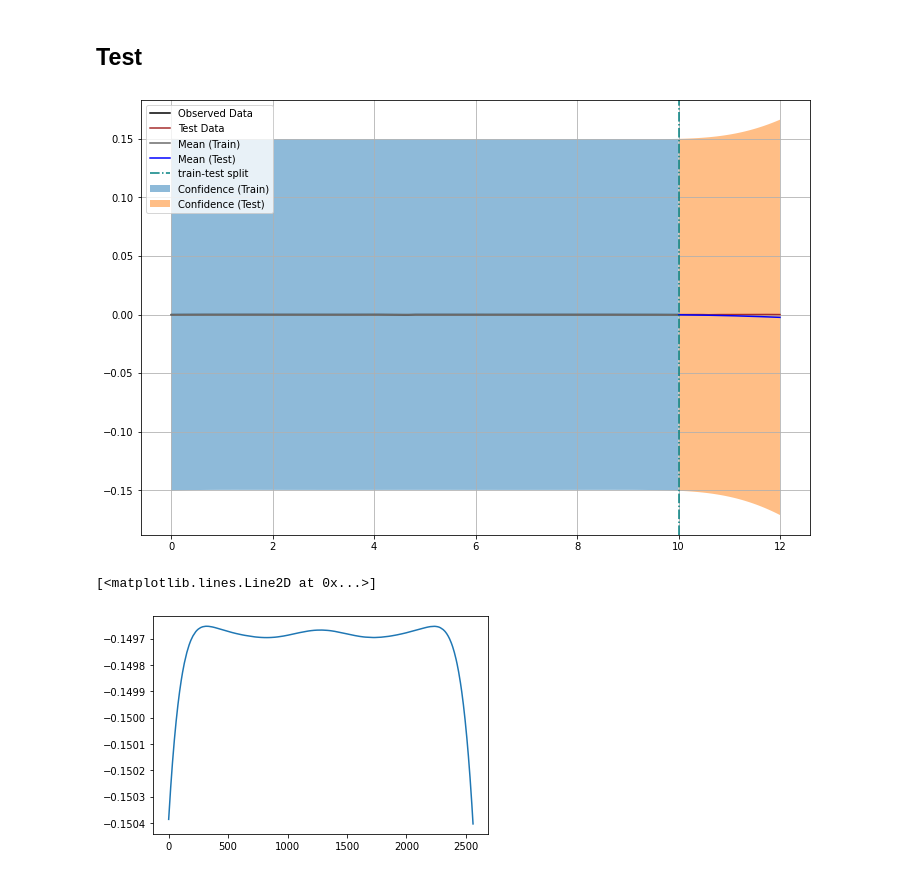
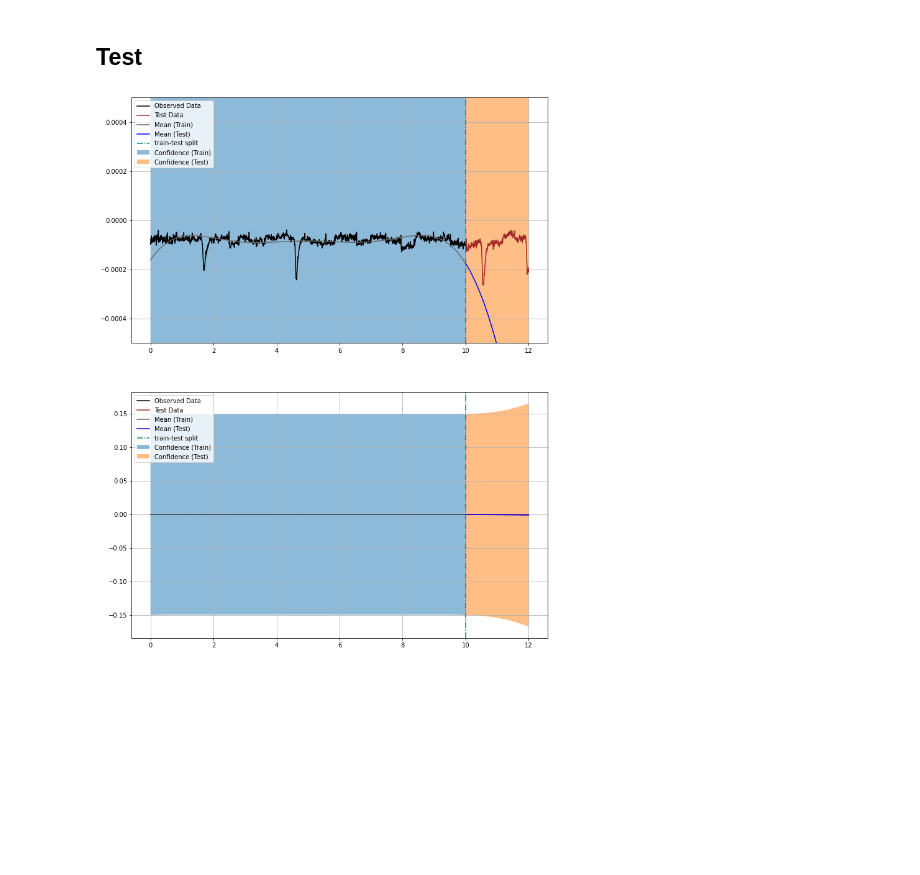
Before and after one commit to noamsgl/msc, a Jupyter notebook: notebooks/research/Simple_GP_Regression_EEG.ipynb, the cells around one changed output. Saved outputs shown, nothing was run; the diff lists cells and outputs as text; code cells hidden in the pictures; blank space fills up the shorter version.

```diff
--- a/notebooks/research/Simple_GP_Regression_EEG.ipynb
+++ b/notebooks/research/Simple_GP_Regression_EEG.ipynb
@@ -25,6 +25,9 @@ train_x = dataset.get("train_x")
 train_y = dataset.get("train_y")
 test_x = dataset.get("test_x")
 test_y = dataset.get("test_y")
+
+train_y = np.exp(train_y)
+test_y = np.exp(test_y)
 # plot training data
 # Initialize plot
 (f, ax), ymin, ymax = plt.subplots(1, 1, figsize=(12, 8)), -5e-4, 5e-4
@@ -139,33 +137,53 @@ with torch.no_grad(), gpytorch.settings.fast_pred_var():
     observed_pred = likelihood(model(torch.concat([train_x, test_x])))
 # %%
 with torch.no_grad():
+    # ####### PLOT WITH Y LIMITS #######
     # Initialize plot
-    f, ax = plt.subplots(1, 1, figsize=(12, 8))
-
+    f, ax = plt.subplots(2, 1, figsize=(12, 16))
+    a = ax[0]
     # Get upper and lower confidence bounds
     lower, upper = observed_pred.confidence_region()
     split_ix = len(train_x)
     train_lower, test_lower, train_upper, test_upper = lower[:split_ix], lower[split_ix:], upper[:split_ix], upper[split_ix:]
     # Plot training data
-    ax.plot(train_x.numpy(), train_y.numpy(), 'black', label='Observed Data')
+    a.plot(train_x.numpy(), train_y.numpy(), 'black', label='Observed Data')
     # Plot testing data
-    ax.plot(test_x.numpy(), test_y.numpy(), 'brown', label='Test Data')
+    a.plot(test_x.numpy(), test_y.numpy(), 'brown', label='Test Data')
     # Plot predictive means in train region
-    ax.plot(train_x.numpy(), observed_pred[:split_ix].mean.numpy(), 'dimgray', label='Mean (Train)')
+    a.plot(train_x.numpy(), observed_pred[:split_ix].mean.numpy(), 'dimgray', label='Mean (Train)')
     # Plot predictive means in test region
-    ax.plot(test_x.numpy(), observed_pred[split_ix:].mean.numpy(), 'b', label='Mean (Test)')
+    a.plot(test_x.numpy(), observed_pred[split_ix:].mean.numpy(), 'b', label='Mean (Test)')
     # Shade between the lower and upper confidence bounds  (train)
-    ax.fill_between(train_x.numpy(), train_lower.numpy(), train_upper.numpy(), alpha=0.5, label='Confidence (Train)')
+    a.fill_between(train_x.numpy(), train_lower.numpy(), train_upper.numpy(), alpha=0.5, label='Confidence (Train)')
     # Shade between the lower and upper confidence bounds  (test)
-    ax.fill_between(test_x.numpy(), test_lower.numpy(), test_upper.numpy(), alpha=0.5, label='Confidence (Test)')
-    ax.axvline(10, label='train-test split', color='teal', linestyle='-.')
-    ax.grid('both')
-    ax.legend()
-    # ax.set_ylim([ymin, ymax])
+    a.fill_between(test_x.numpy(), test_lower.numpy(), test_upper.numpy(), alpha=0.5, label='Confidence (Test)')
+    a.axvline(10, label='train-test split', color='teal', linestyle='-.')
+    a.grid('both')
+    a.legend()
+    a.set_ylim([ymin, ymax])
+
+    # ####### PLOT WITHOUT Y LIMITS #######
+
+    a = ax[1]
+    lower, upper = observed_pred.confidence_region()
+    split_ix = len(train_x)
+    train_lower, test_lower, train_upper, test_upper = lower[:split_ix], lower[split_ix:], upper[:split_ix], upper[split_ix:]
+    # Plot training data
+    a.plot(train_x.numpy(), train_y.numpy(), 'black', label='Observed Data')
+    # Plot testing data
+    a.plot(test_x.numpy(), test_y.numpy(), 'brown', label='Test Data')
+    # Plot predictive means in train region
+    a.plot(train_x.numpy(), observed_pred[:split_ix].mean.numpy(), 'dimgray', label='Mean (Train)')
+    # Plot predictive means in test region
+    a.plot(test_x.numpy(), observed_pred[split_ix:].mean.numpy(), 'b', label='Mean (Test)')
+    # Shade between the lower and upper confidence bounds  (train)
+    a.fill_between(train_x.numpy(), train_lower.numpy(), train_upper.numpy(), alpha=0.5, label='Confidence (Train)')
+    # Shade between the lower and upper confidence bounds  (test)
+    a.fill_between(test_x.numpy(), test_lower.numpy(), test_upper.numpy(), alpha=0.5, label='Confidence (Test)')
+    a.axvline(10, label='train-test split', color='teal', linestyle='-.')
+    a.grid('both')
+    a.legend()
 # %% [output]
-[figure, old version]
+[figure, new version]
 # %%
-plt.plot(train_lower)
+# plt.plot(train_lower)
-# %% [output]
-[<matplotlib.lines.Line2D at 0x...>]
-[figure, removed]
```
Also changed, not shown: parts of 2 cells of this notebook, 1 other file.
